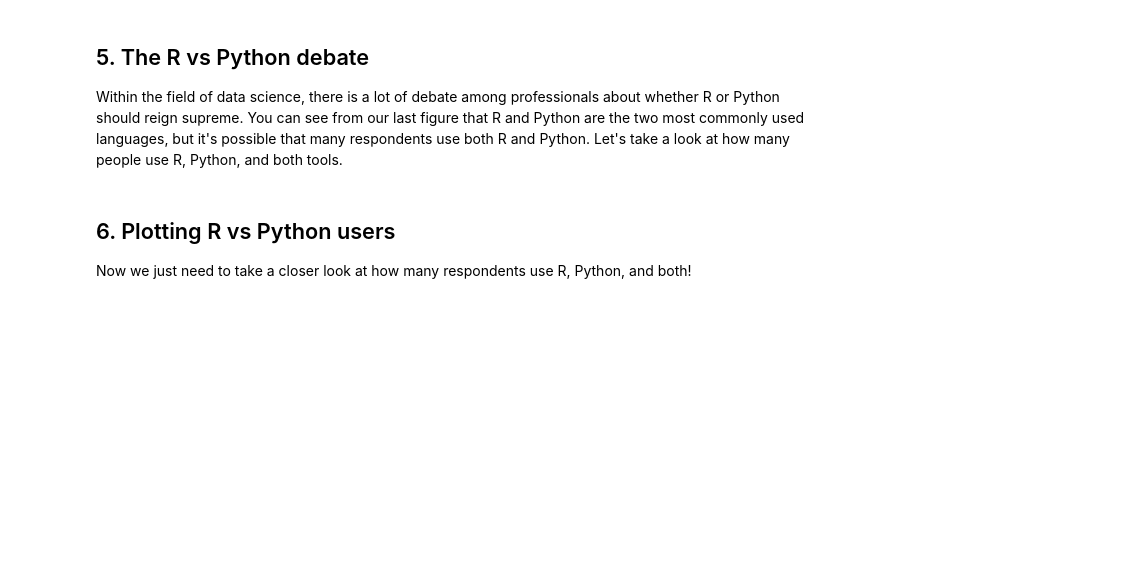
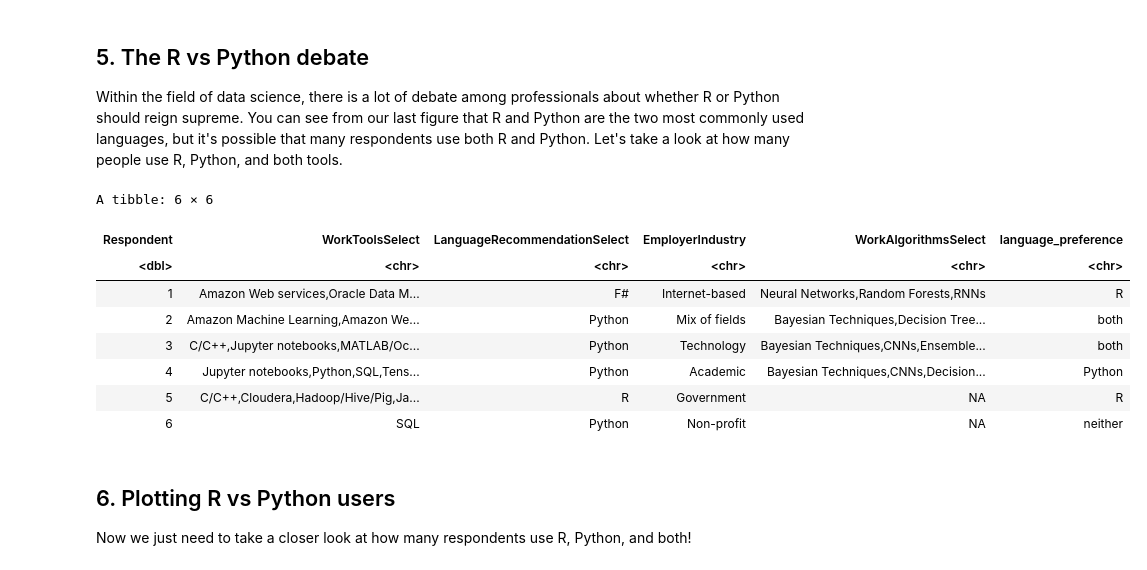
Before and after one commit to JeremyTallant/exploring_kaggle_data_science, a Jupyter notebook: kaggle_analysis.ipynb, the cells around one changed output. Cells and saved outputs as stored; diff of their text form; code cells hidden in the pictures; blank space fills up the shorter version.

```diff
--- a/kaggle_analysis.ipynb
+++ b/kaggle_analysis.ipynb
@@ -105,12 +105,24 @@ ggplot(tool_count) +
 # %%
 # Create a new column called language preference
 debate_tools <- responses  %>%
    mutate(language_preference = case_when(
-       # .... YOUR CODE FOR TASK 5 ....
+      str_detect(WorkToolsSelect, "R") & !str_detect(WorkToolsSelect, "Python") ~ "R",
+       str_detect(WorkToolsSelect, "Python") & !str_detect(WorkToolsSelect, "R") ~ "Python",
+       str_detect(WorkToolsSelect, "R") & str_detect(WorkToolsSelect, "Python") ~ "both",
+       TRUE ~ "neither"
    ))
-
 # Print the first 6 rows
-# .... YOUR CODE FOR TASK 5 ....
+head(debate_tools)
+# %% [output]
+A tibble: 6 × 6
+| Respondent | WorkToolsSelect | LanguageRecommendationSelect | EmployerIndustry | WorkAlgorithmsSelect | language_preference |
+| <dbl> | <chr> | <chr> | <chr> | <chr> | <chr> |
+| 1 | Amazon Web services,Oracle Data M... | F# | Internet-based | Neural Networks,Random Forests,RNNs | R |
+| 2 | Amazon Machine Learning,Amazon We... | Python | Mix of fields | Bayesian Techniques,Decision Tree... | both |
+| 3 | C/C++,Jupyter notebooks,MATLAB/Oc... | Python | Technology | Bayesian Techniques,CNNs,Ensemble... | both |
+| 4 | Jupyter notebooks,Python,SQL,Tens... | Python | Academic | Bayesian Techniques,CNNs,Decision... | Python |
+| 5 | C/C++,Cloudera,Hadoop/Hive/Pig,Ja... | R | Government | NA | R |
+| 6 | SQL | Python | Non-profit | NA | neither |
 # %% [markdown]
 ## 6. Plotting R vs Python users
 <p>Now we just need to take a closer look at how many respondents use R, Python, and both!</p>
```
Also changed, not shown: parts of 1 cell of this notebook.
